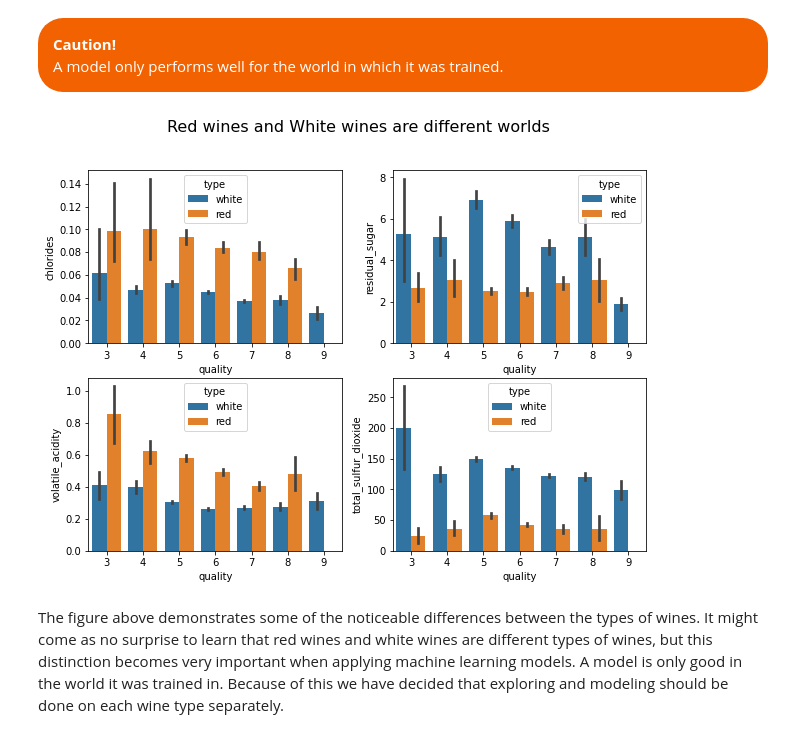
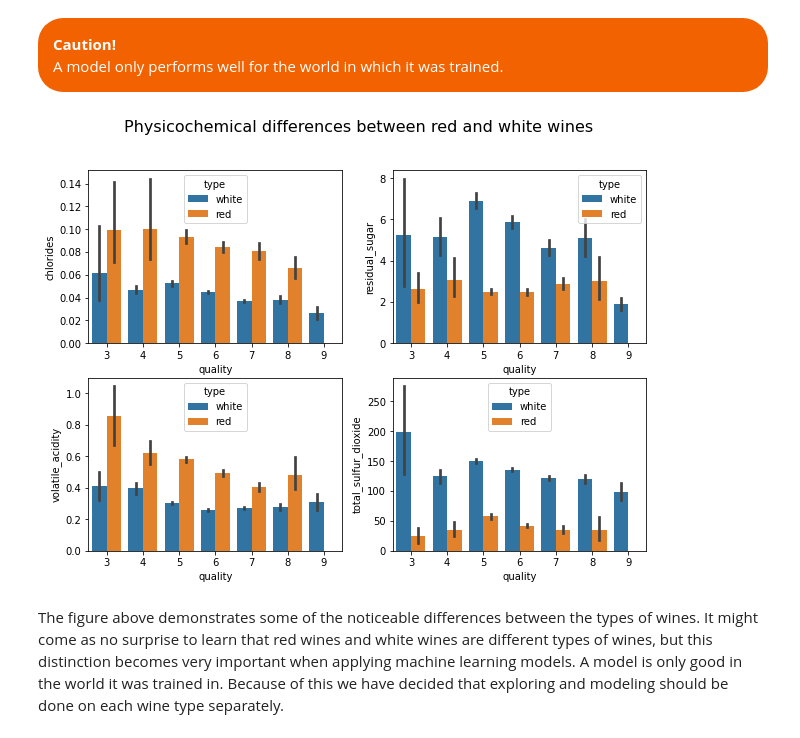
Before and after one commit to MrEnigmamgine/jtl_wine_quality, a Jupyter notebook: Final Report.ipynb, the cells around one changed output. Cells and saved outputs as stored; diff of their text form; code cells hidden in the pictures.

```diff
--- a/Final Report.ipynb
+++ b/Final Report.ipynb
@@ -119,13 +119,13 @@ However, the distributions for qualities 3 and 4 tell us a different story.  Bec
 # %%
 # Draw plots to show differences between red and white wines.
 fig, ax = plt.subplots(2,2,figsize=[10,7])
-fig.suptitle('Red wines and White wines are different worlds', fontsize=16)
+fig.suptitle('Physicochemical differences between red and white wines', fontsize=16)
 sns.barplot(data=train, x='quality', y='chlorides', hue='type', ax=ax[0][0])
 sns.barplot(data=train, x='quality', y='residual_sugar', hue='type', ax=ax[0][1])
 sns.barplot(data=train, x='quality', y='volatile_acidity', hue='type', ax=ax[1][0])
 sns.barplot(data=train, x='quality', y='total_sulfur_dioxide', hue='type', ax=ax[1][1])
 plt.show()
 # %% [output]
-[figure, old version]
+[figure, new version]
 # %% [markdown]
 The figure above demonstrates some of the noticeable differences between the types of wines.  It might come as no surprise to learn that red wines and white wines are different types of wines, but this distinction becomes very important when applying machine learning models.  A model is only good in the world it was trained in.  Because of this we have decided that exploring and modeling should be done on each wine type separately.
```
